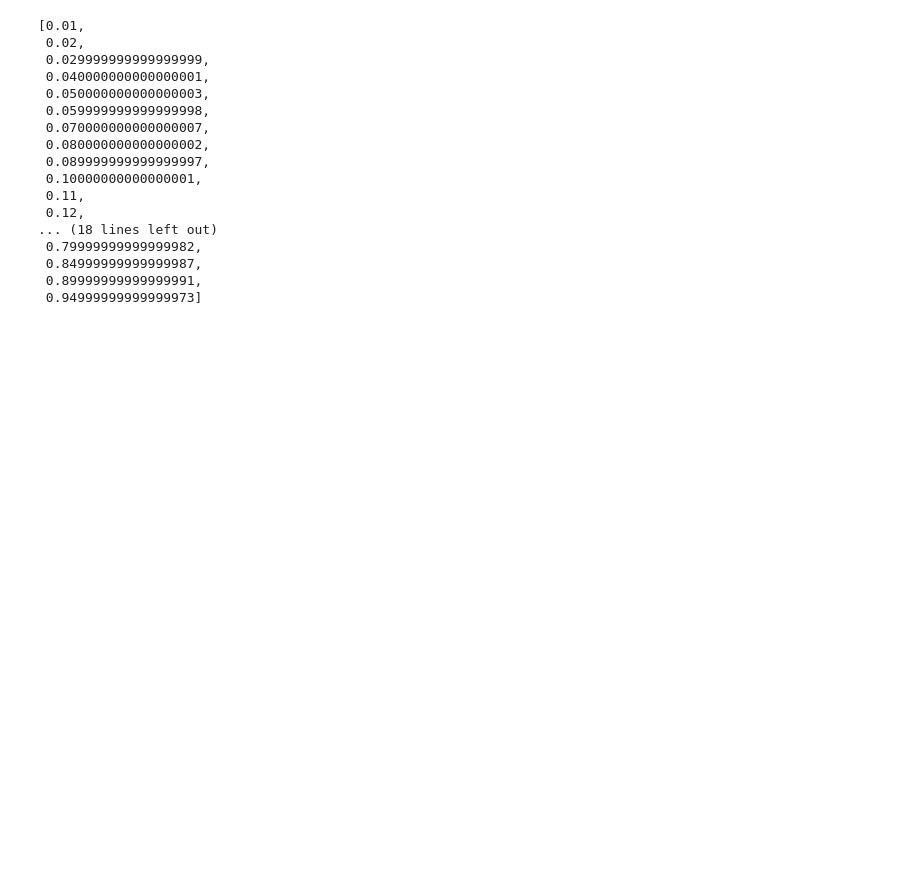
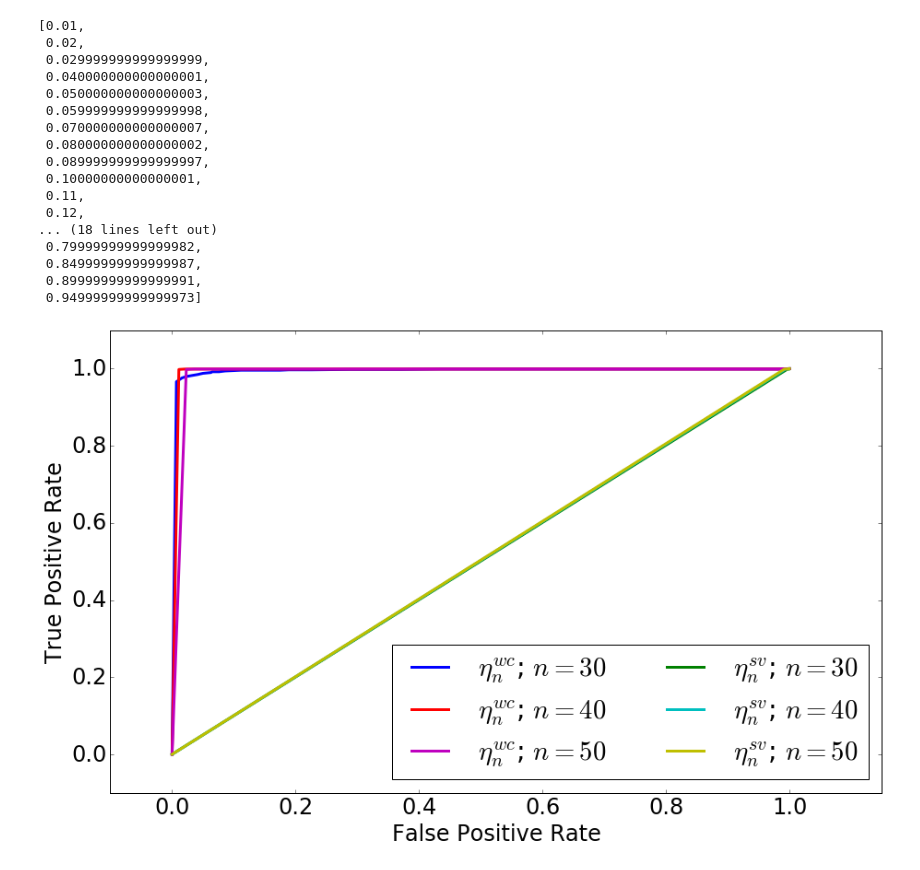
Before and after one commit to jingzbu/ROCHM, a Jupyter notebook: ROC_analysis.ipynb, the cells around one changed output. Saved outputs shown, nothing was run; the diff lists cells and outputs as text; code cells hidden in the pictures; blank space fills up the shorter version.

Commit message:
update plots

```diff
--- a/ROC_analysis.ipynb
+++ b/ROC_analysis.ipynb
@@ -1,10 +1,10 @@
 # %%
 %run util.py
 # %%
-N = 2
+# N = 2
 # N = 3
 # N = 4
-# N = 5
+N = 5
 # %%
 # mu_0: the initial distribution; 1 x (N**2)
 # mu: the actual stationary distribution; 1 x (N**2)
@@ -38,5 +38,5 @@ array([ 0.0223322 ,  0.01219215,  0.00023079,  0.02828425,  0.01880075,
 # %%
-n_range = range(20, 50, 10)
+n_range = range(30, 60, 10)
 # n_range = range(30, 90, 20)
 # n_range = range(40, 130, 30)
 # n_range = range(50, 170, 40)
@@ -78,7 +78,7 @@ for n in n_range:
     # Get thresholds for Hoeffding's test corresponding to sample length n
     for beta in beta_list:
         key = str(n) + '_' + str(beta)
-        eta_1 = ThresUeakConv(N, beta, n, mu_0, mu, mu_1, P, G_1, H_1, U_1).ThresCal()
+        eta_1 = ThresWeakConv(N, beta, n, mu_0, mu, mu_1, P, G_1, H_1, U_1).ThresCal()
         eta_2 = ThresSanov(N, beta, n, mu_0, mu, mu_1, P, G_1, H_1, U_1).ThresCal()
         eta_wc[key] = eta_1
         eta_Sanov[key] = eta_2
@@ -149,35 +149,48 @@ for n in n_range:
 # %%
 import matplotlib.pyplot as plt
 import pylab
 from pylab import *
+%matplotlib inline
 
 ROC_WC_list = []
 ROC_Sanov_list = []
-style_list = ['bo-', 'gs-', 'r+-', 'c<-', 'm>-', 'y^-']
+style_list = ['b-', 'g-', 'r-', 'c-', 'm-', 'y-']
 idx = 0
+
+font = {'family' : 'normal',
+        'weight' : 'normal',
+        'size'   : 24}
+
+plt.figure(figsize=(15,9))
+
+matplotlib.rc('font', **font)
 
 pylab.xlim(-0.1, 1.15)
 pylab.ylim(-0.1, 1.1)
 
 for n in n_range:
-    ROC_WC_list.append(plt.plot(FPR_wc_list[str(n)], TPR_wc_list[str(n)], style_list[idx]))
-    ROC_Sanov_list.append(plt.plot(FPR_Sanov_list[str(n)], TPR_Sanov_list[str(n)], style_list[idx+1]))
+    ROC_WC_list.append(plt.plot(FPR_wc_list[str(n)], TPR_wc_list[str(n)], style_list[idx], linewidth=3))
+    ROC_Sanov_list.append(plt.plot(FPR_Sanov_list[str(n)], TPR_Sanov_list[str(n)], style_list[idx+1], linewidth=3))
     idx += 2
 
 legend_list_1 = []
 legend_list_2 = []
 legend_list_1.append(ROC_WC_list)
 legend_list_1.append(ROC_Sanov_list)
 legend_list_1 = list(np.array(legend_list_1).ravel())
 
 for n in n_range:
-    legend_list_2.append("Use threshold $\eta_n^{wc}$; $n=%d$"%n)
+    legend_list_2.append("$\eta_n^{wc}$; $n=%d$"%n)
 for n in n_range:
-    legend_list_2.append("Use threshold $\eta_n^{sv}$; $n=%d$"%n)
-plt.legend(legend_list_1, legend_list_2, loc=4)
+    legend_list_2.append("$\eta_n^{sv}$; $n=%d$"%n)
+plt.legend(legend_list_1, legend_list_2, ncol=2, loc=4)
 plt.xlabel('False Positive Rate')
 plt.ylabel('True Positive Rate')
-plt.grid()
+# plt.grid()
+
 
 savefig('ROC_%d.eps'%N)
+
 plt.show()
+# %% [output]
+[figure, added]
```
Also changed, not shown: parts of 2 cells of this notebook, 16 other files.
